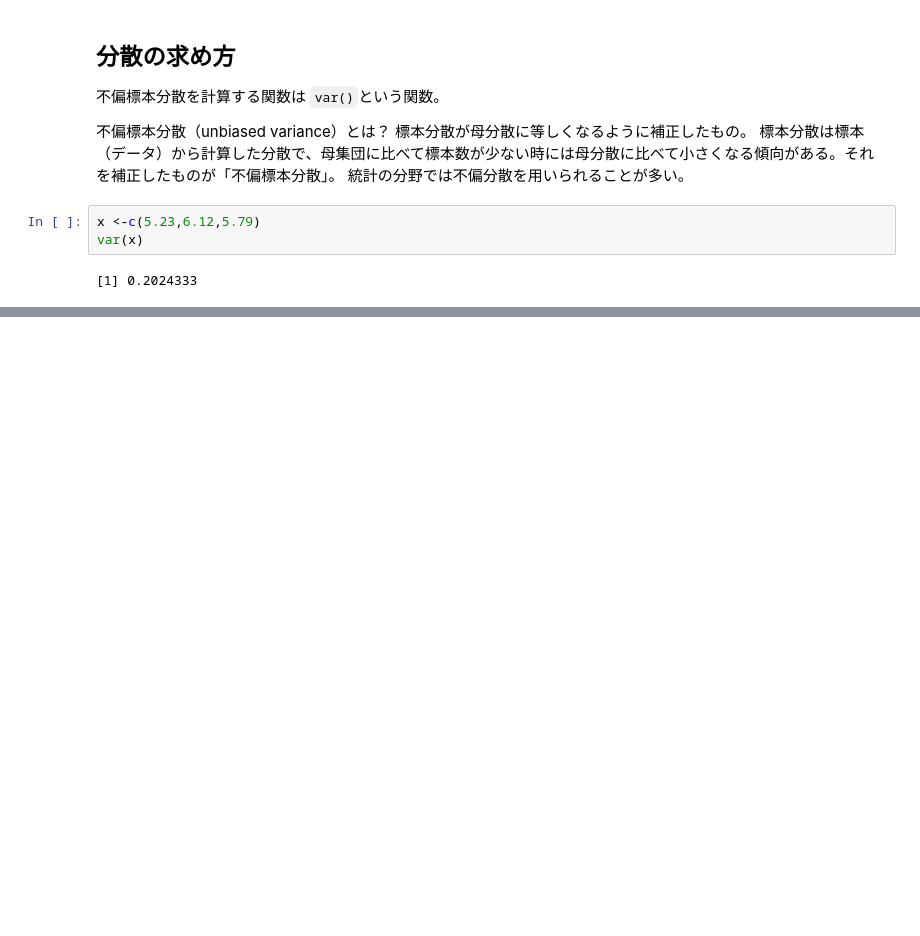
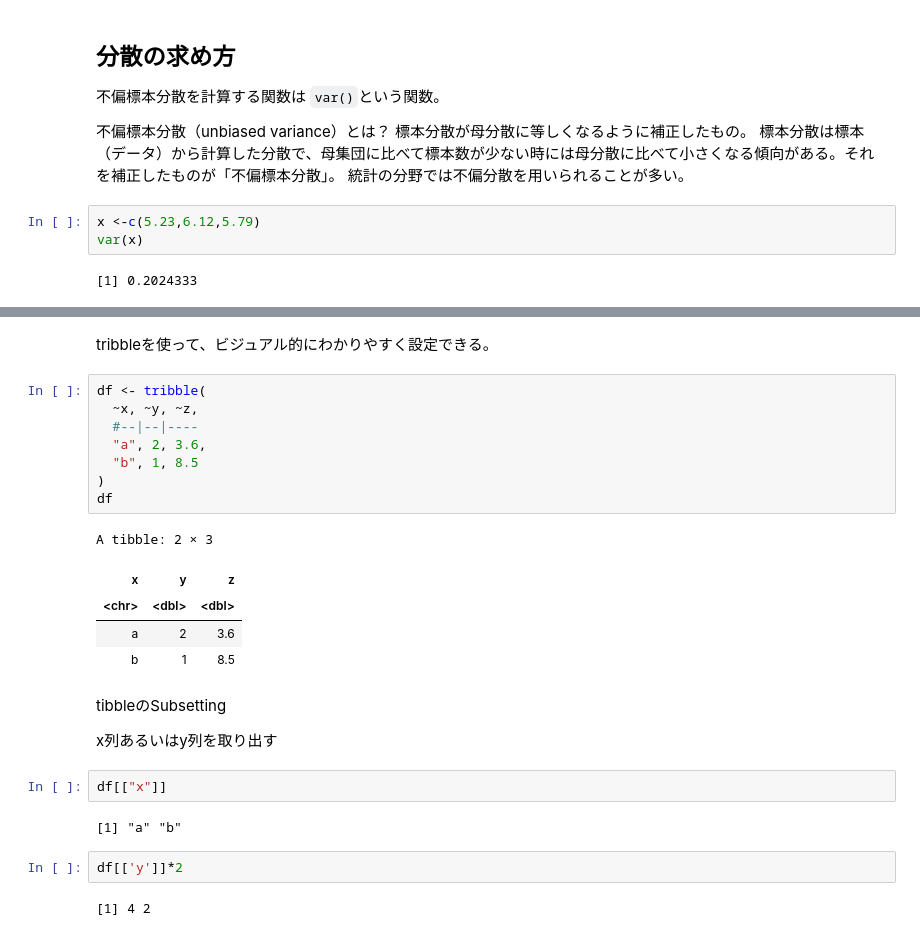
Before and after one commit to wang-zhijun/learn-statistics, a Jupyter notebook: learn-r.ipynb, the cells around one changed output, grey strips where cells are left out. Saved outputs shown, nothing was run; the diff lists cells and outputs as text; blank space fills up the shorter version.

```diff
--- a/learn-r.ipynb
+++ b/learn-r.ipynb
@@ -339,0 +387,28 @@ var(x)
+# %% [markdown]
+tribbleを使って、ビジュアル的にわかりやすく設定できる。
+# %%
+df <- tribble(
+  ~x, ~y, ~z,
+  #--|--|----
+  "a", 2, 3.6,
+  "b", 1, 8.5
+)
+df
+# %% [output]
+A tibble: 2 × 3
+| x | y | z |
+| <chr> | <dbl> | <dbl> |
+| a | 2 | 3.6 |
+| b | 1 | 8.5 |
+# %% [markdown]
+tibbleのSubsetting
+
+x列あるいはy列を取り出す
+# %%
+df[["x"]]
+# %% [output]
+[1] "a" "b"
+# %%
+df[['y']]*2
+# %% [output]
+[1] 4 2
```
Also changed, not shown: parts of 6 cells of this notebook.
